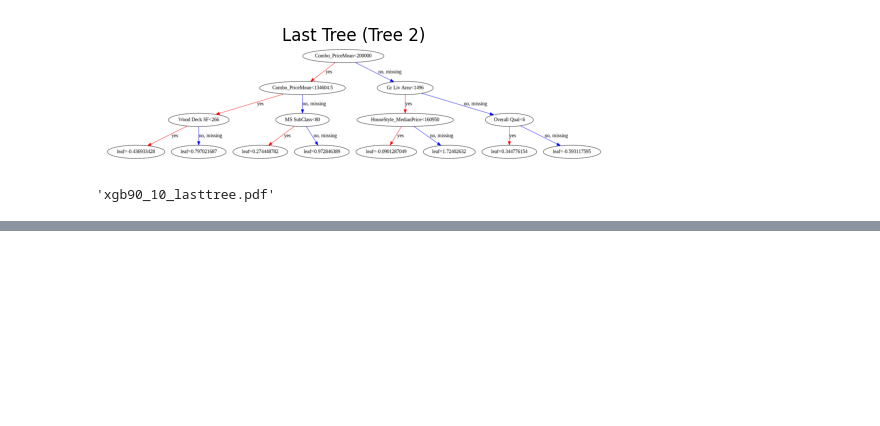
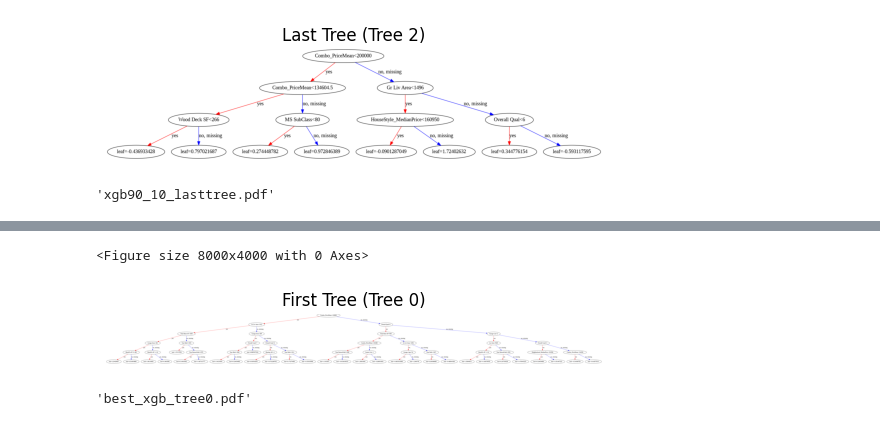
Before and after one commit to hedesiustefan/ML_Project, a Jupyter notebook: Discretization/ML_Lab2_Discretization.ipynb, the cells around one changed output, grey strips where cells are left out. Cells and saved outputs as stored; diff of their text form; code cells hidden in the pictures; blank space fills up the shorter version.

Commit message:
stratification + eval + tree plots

```diff
--- a/Discretization/ML_Lab2_Discretization.ipynb
+++ b/Discretization/ML_Lab2_Discretization.ipynb
@@ -255,0 +261,4 @@ dot.render("xgb90_10_lasttree", format="pdf")   # or format="svg"
+# %%
+'''Split is done to obtain the test set that the model will NOT "see" during the k fold cv'''
+
+X_train, X_test, y_train, y_test = train_test_split(X, y, test_size=0.2, random_state=42)
@@ -255,0 +299,3 @@ dot.render("xgb90_10_lasttree", format="pdf")   # or format="svg"
+# %%
+best_xgb = XGBClassifier(n_estimators=50, max_depth=5, learning_rate=1, objective='multi:softmax', num_class=5)
+best_xgb.fit(X_train, y_train)
@@ -255,0 +339,18 @@ dot.render("xgb90_10_lasttree", format="pdf")   # or format="svg"
+# %%
+'''Plot trees'''
+plt.figure(figsize=(40, 20), dpi=200)
+plot_tree(best_xgb, num_trees=0)
+plt.title("First Tree (Tree 0)")
+plt.show()
+# %% [output]
+<Figure size 8000x4000 with 0 Axes>
+[figure, added]
+# %%
+'''Export to pdf'''
+'''DO NOT RUN, VISUALIZATION ALREADY EXPORTED AS PDF'''
+
+# dot = to_graphviz(best_xgb, num_trees=0, rankdir='UT')
+
+# dot.render("best_xgb_tree0", format="pdf")
+# %% [output]
+'best_xgb_tree0.pdf'
```
Also changed, not shown: parts of 20 cells of this notebook, 8 other files.
